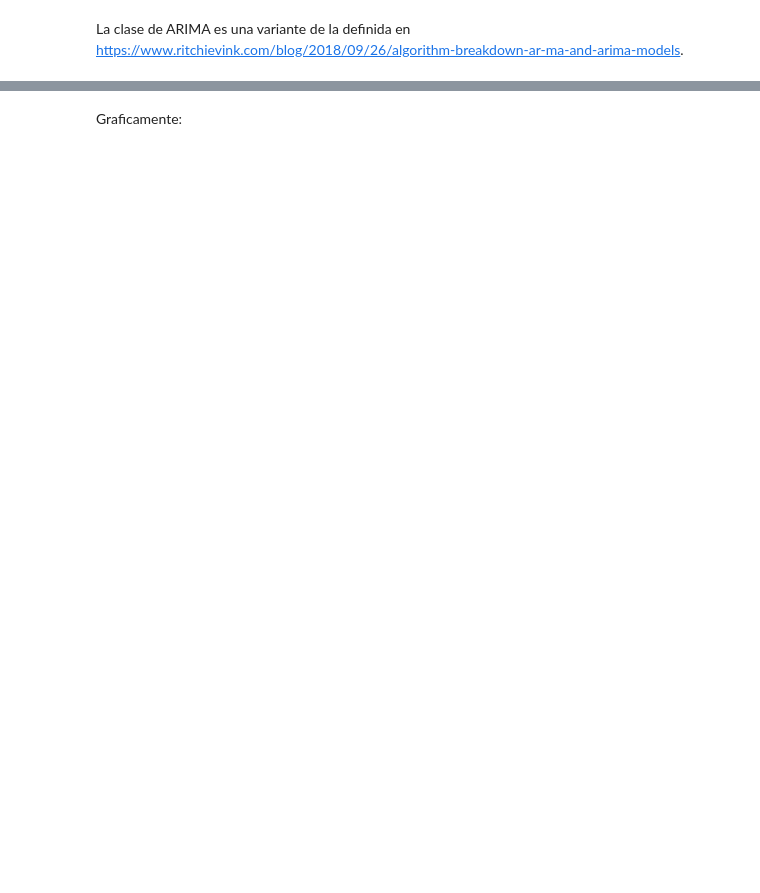
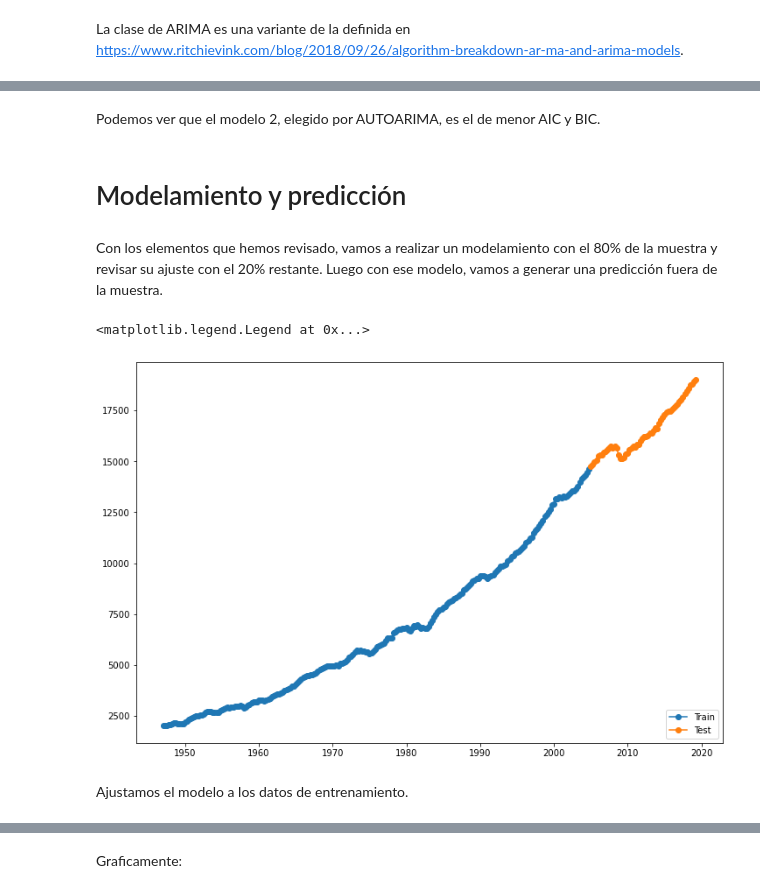
Before and after one commit to melanieoyarzun/taller_seriestiempo_IDS, a Jupyter notebook: Notebook-taller-bloque2.ipynb, the cells around one changed output, grey strips where cells are left out. Cells and saved outputs as stored; diff of their text form; code cells hidden in the pictures; blank space fills up the shorter version.

Commit message:
Arreglos de paths y ajuste de contenidos

```diff
--- a/Notebook-taller-bloque2.ipynb
+++ b/Notebook-taller-bloque2.ipynb
@@ -1080,0 +1075,28 @@ def get_stationarity(timeseries):
+# %% [markdown]
+Podemos ver que el modelo 2, elegido por AUTOARIMA, es el de menor AIC y BIC.
+# %% [markdown]
+# Modelamiento y predicción
+# %% [markdown]
+Con los elementos que hemos revisado, vamos a realizar un modelamiento con el 80% de la muestra y revisar su ajuste con el 20% restante. Luego con ese modelo, vamos a generar una predicción fuera de la muestra.
+# %%
+# Proporción entrenamiento y chequeo de ajuste
+
+train_size = 0.8
+split_idx = round(len(GDP)* train_size)
+split_idx
+
+# Split
+train = GDP.iloc[:split_idx]
+test = GDP.iloc[split_idx:]
+
+# Visualizamos la division
+fig,ax= plt.subplots(figsize=(12,8))
+kws = dict(marker='o')
+plt.plot(train, label='Train', **kws)
+plt.plot(test, label='Test', **kws)
+plt.legend(loc="lower right")
+# %% [output]
+<matplotlib.legend.Legend at 0x...>
+[figure, added]
+# %% [markdown]
+Ajustamos el modelo a los datos de entrenamiento.
```
Also changed, not shown: parts of 113 cells of this notebook.
